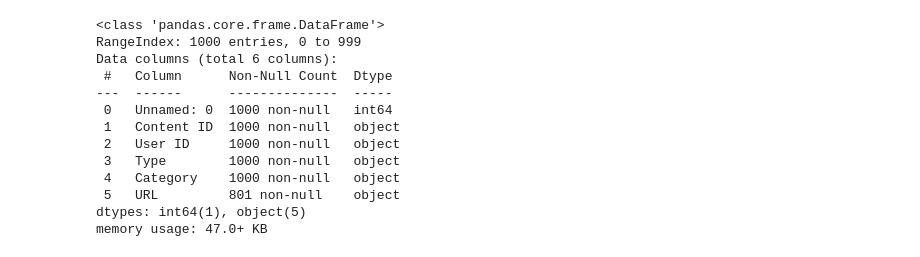
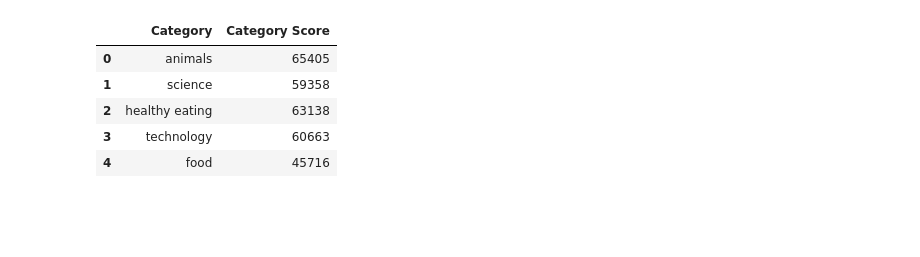
Before and after one commit to AbhishekSaini1101/Colab, a Jupyter notebook: Social_Buzz_Project.ipynb, the cells around one changed output. Cells and saved outputs as stored; diff of their text form; code cells hidden in the pictures; blank space fills up the shorter version.

```diff
--- a/Social_Buzz_Project.ipynb
+++ b/Social_Buzz_Project.ipynb
@@ -72,20 +60,11 @@ memory usage: 47.0+ KB
-# %%
-# Converting Object type to int type
-
-content_df['User ID'] = pd.Int64Dtype()
-
-content_df.info()
-# %% [output]
-<class 'pandas.core.frame.DataFrame'>
-RangeIndex: 1000 entries, 0 to 999
-Data columns (total 6 columns):
- #   Column      Non-Null Count  Dtype
----  ------      --------------  -----
- 0   Unnamed: 0  1000 non-null   int64
- 1   Content ID  1000 non-null   object
- 2   User ID     1000 non-null   object
- 3   Type        1000 non-null   object
- 4   Category    1000 non-null   object
- 5   URL         801 non-null    object
-dtypes: int64(1), object(5)
-memory usage: 47.0+ KB
+# %%
+content = pd.read_excel("/content/Book.xlsx")
+# %%
+content.head()
+# %% [output]
+|  | Category | Category Score |
+| 0 | animals | 65405 |
+| 1 | science | 59358 |
+| 2 | healthy eating | 63138 |
+| 3 | technology | 60663 |
+| 4 | food | 45716 |
```
Also changed, not shown: parts of 9 cells of this notebook.
